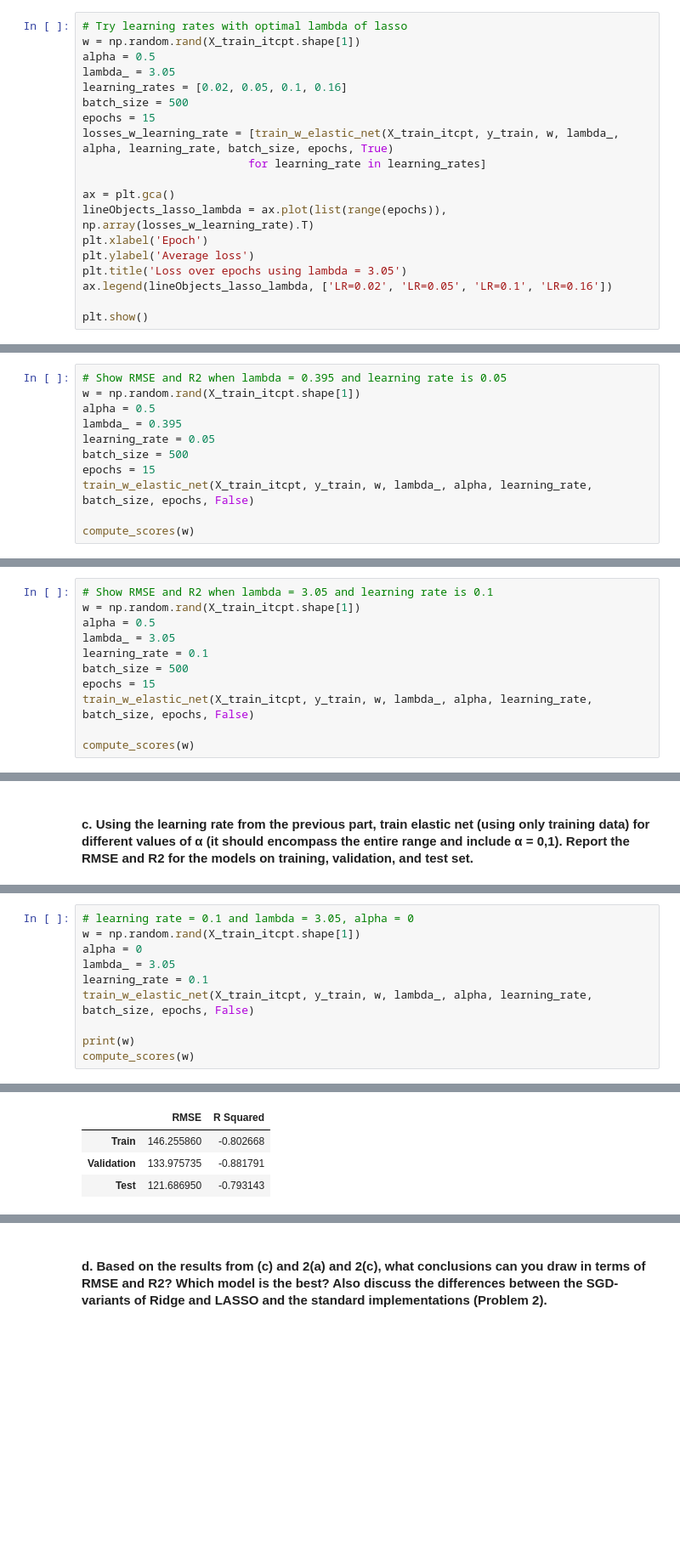
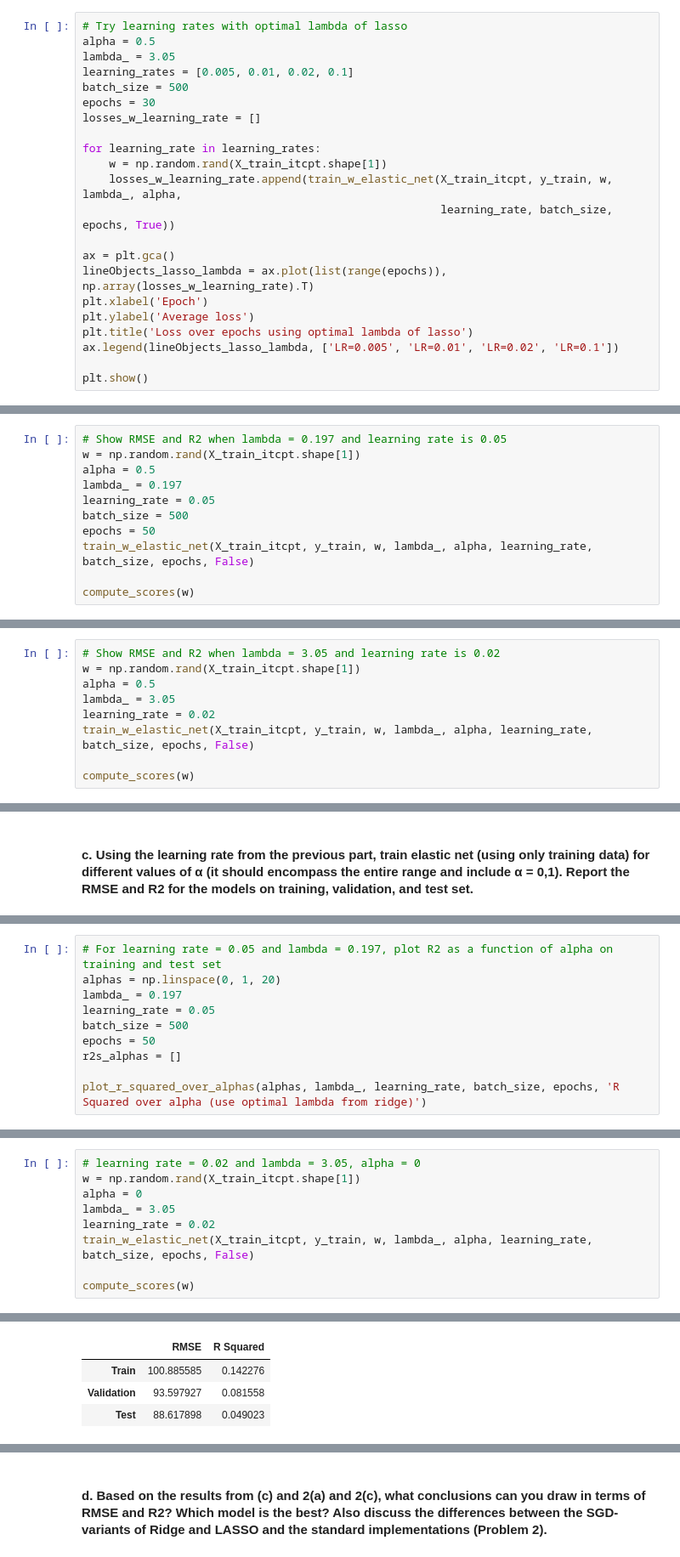
Before and after one commit to Leon-624/ML_HW, a Jupyter notebook: ML_HW1/ML_HW1_Linear_Reg.ipynb, the cells around one changed output, grey strips where cells are left out. Shown at 85% size. Drawn from its saved outputs; the diff is of its cells as text; blank space fills up the shorter version.

```diff
--- a/ML_HW1/ML_HW1_Linear_Reg.ipynb
+++ b/ML_HW1/ML_HW1_Linear_Reg.ipynb
@@ -476,20 +491,23 @@ plt.show()
 # %%
 # Try learning rates with optimal lambda of lasso
-w = np.random.rand(X_train_itcpt.shape[1])
 alpha = 0.5
 lambda_ = 3.05
-learning_rates = [0.02, 0.05, 0.1, 0.16]
+learning_rates = [0.005, 0.01, 0.02, 0.1]
 batch_size = 500
-epochs = 15
-losses_w_learning_rate = [train_w_elastic_net(X_train_itcpt, y_train, w, lambda_, alpha, learning_rate, batch_size, epochs, True)
-                         for learning_rate in learning_rates]
+epochs = 30
+losses_w_learning_rate = []
+
+for learning_rate in learning_rates:
+    w = np.random.rand(X_train_itcpt.shape[1])
+    losses_w_learning_rate.append(train_w_elastic_net(X_train_itcpt, y_train, w, lambda_, alpha,
+                                                      learning_rate, batch_size, epochs, True))
 
 ax = plt.gca()
 lineObjects_lasso_lambda = ax.plot(list(range(epochs)), np.array(losses_w_learning_rate).T)
 plt.xlabel('Epoch')
 plt.ylabel('Average loss')
-plt.title('Loss over epochs using lambda = 3.05')
-ax.legend(lineObjects_lasso_lambda, ['LR=0.02', 'LR=0.05', 'LR=0.1', 'LR=0.16'])
+plt.title('Loss over epochs using optimal lambda of lasso')
+ax.legend(lineObjects_lasso_lambda, ['LR=0.005', 'LR=0.01', 'LR=0.02', 'LR=0.1'])
 
 plt.show()
 # %% [output]
@@ -520,13 +540,13 @@ def compute_scores(w):
                         ['Train', 'Validation', 'Test'],
                         ['RMSE', 'R Squared'])
 # %%
-# Show RMSE and R2 when lambda = 0.395 and learning rate is 0.05
+# Show RMSE and R2 when lambda = 0.197 and learning rate is 0.05
 w = np.random.rand(X_train_itcpt.shape[1])
 alpha = 0.5
-lambda_ = 0.395
+lambda_ = 0.197
 learning_rate = 0.05
 batch_size = 500
-epochs = 15
+epochs = 50
 train_w_elastic_net(X_train_itcpt, y_train, w, lambda_, alpha, learning_rate, batch_size, epochs, False)
 
 compute_scores(w)
@@ -538,11 +558,9 @@ compute_scores(w)
 # %%
-# Show RMSE and R2 when lambda = 3.05 and learning rate is 0.1
+# Show RMSE and R2 when lambda = 3.05 and learning rate is 0.02
 w = np.random.rand(X_train_itcpt.shape[1])
 alpha = 0.5
 lambda_ = 3.05
-learning_rate = 0.1
-batch_size = 500
-epochs = 15
+learning_rate = 0.02
 train_w_elastic_net(X_train_itcpt, y_train, w, lambda_, alpha, learning_rate, batch_size, epochs, False)
 
 compute_scores(w)
@@ -555,0 +603,10 @@ compute_scores(w)
+# %%
+# For learning rate = 0.05 and lambda = 0.197, plot R2 as a function of alpha on training and test set
+alphas = np.linspace(0, 1, 20)
+lambda_ = 0.197
+learning_rate = 0.05
+batch_size = 500
+epochs = 50
+r2s_alphas = []
+
+plot_r_squared_over_alphas(alphas, lambda_, learning_rate, batch_size, epochs, 'R Squared over alpha (use optimal lambda from ridge)')
@@ -556,11 +615,10 @@ compute_scores(w)
 # %%
-# learning rate = 0.1 and lambda = 3.05, alpha = 0
+# learning rate = 0.02 and lambda = 3.05, alpha = 0
 w = np.random.rand(X_train_itcpt.shape[1])
 alpha = 0
 lambda_ = 3.05
-learning_rate = 0.1
+learning_rate = 0.02
 train_w_elastic_net(X_train_itcpt, y_train, w, lambda_, alpha, learning_rate, batch_size, epochs, False)
 
-print(w)
 compute_scores(w)
 # %% [output]
@@ -572,5 +625,5 @@ compute_scores(w)
 |  | RMSE | R Squared |
-| Train | 146.255860 | -0.802668 |
-| Validation | 133.975735 | -0.881791 |
-| Test | 121.686950 | -0.793143 |
+| Train | 100.885585 | 0.142276 |
+| Validation | 93.597927 | 0.081558 |
+| Test | 88.617898 | 0.049023 |
 # %%
```
Also changed, not shown: parts of 41 cells of this notebook, 1 other file.
